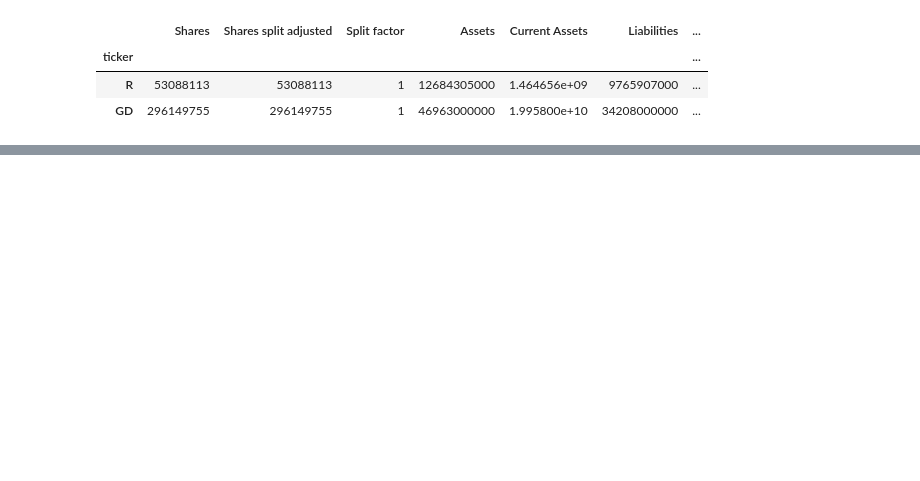
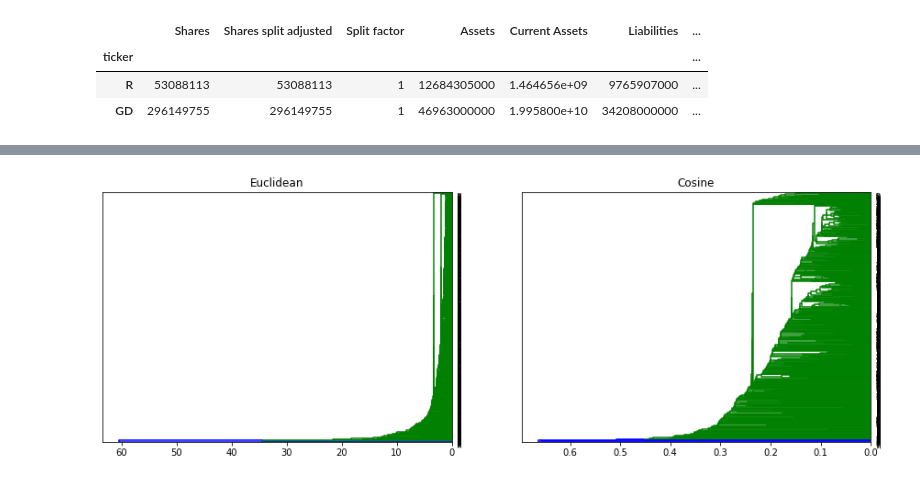
Before and after one commit to ruchikav95/Stock-Market-Analysis-, a Jupyter notebook: Individual_Assignment_BA820.ipynb, the cells around one changed output, grey strips where cells are left out. Saved outputs shown, nothing was run; the diff lists cells and outputs as text; code cells hidden in the pictures; blank space fills up the shorter version.

```diff
--- a/Individual_Assignment_BA820.ipynb
+++ b/Individual_Assignment_BA820.ipynb
@@ -313,0 +340,2 @@ df_2018.loc[df_2018['P/E ratio'].isnull(), 'P/E ratio'] = temp['calculated_pe_ra
+# %%
+stock_num = stock.select_dtypes('number')
@@ -313,0 +355,5 @@ df_2018.loc[df_2018['P/E ratio'].isnull(), 'P/E ratio'] = temp['calculated_pe_ra
+# %%
+sc = StandardScaler()
+st = sc.fit_transform(stock_num)
+
+st = pd.DataFrame(st, columns=stock_num.columns)
@@ -313,0 +369,32 @@ df_2018.loc[df_2018['P/E ratio'].isnull(), 'P/E ratio'] = temp['calculated_pe_ra
+# %%
+# going to do euclidean and cosine distance
+diste = pdist(st.values)
+distc = pdist(st.values, metric="cosine")
+# %%
+# I am going to start with complete linkage
+# remember: when we pass in a 1d distance matrix, the metric arg is not applicable
+# b/c we already did it
+
+# put both on the same linkage for now, but you could always generate multiple plots!
+hclust_e = linkage(diste)
+hclust_c = linkage(distc)
+# %%
+# both plots
+LINKS = [hclust_e, hclust_c]
+TITLE = ['Euclidean', 'Cosine']
+
+plt.figure(figsize=(15, 5))
+
+# loop and build our plot
+for i, m in enumerate(LINKS):
+  plt.subplot(1, 2, i+1)
+  plt.title(TITLE[i])
+  dendrogram(m,
+            #  labels = ps.index,
+             leaf_rotation=90,
+            #  leaf_font_size=10,
+             orientation="left")
+
+plt.show()
+# %% [output]
+[figure, added]
```
Also changed, not shown: parts of 43 cells of this notebook.
